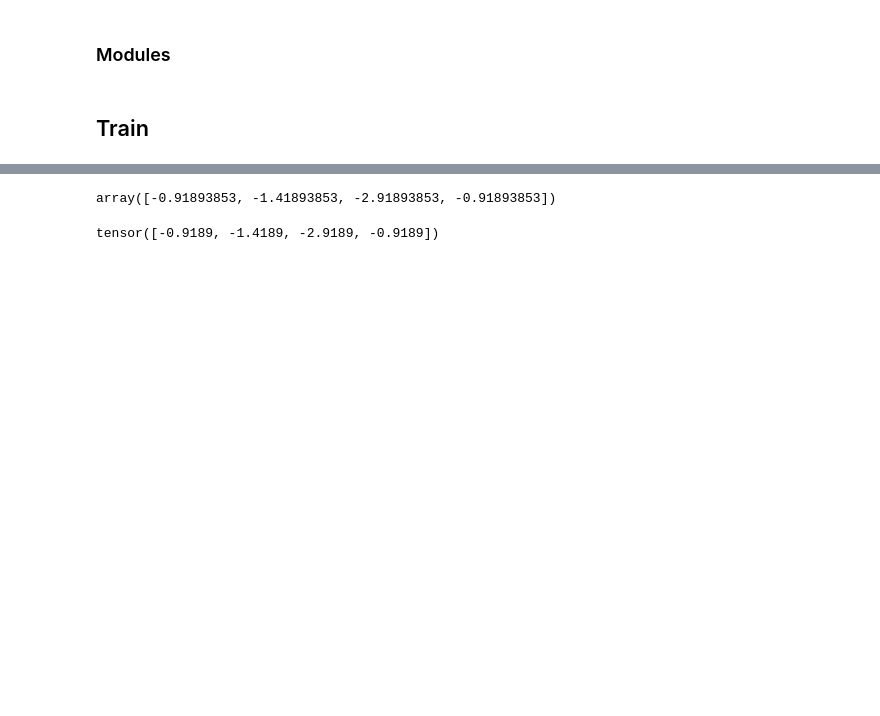
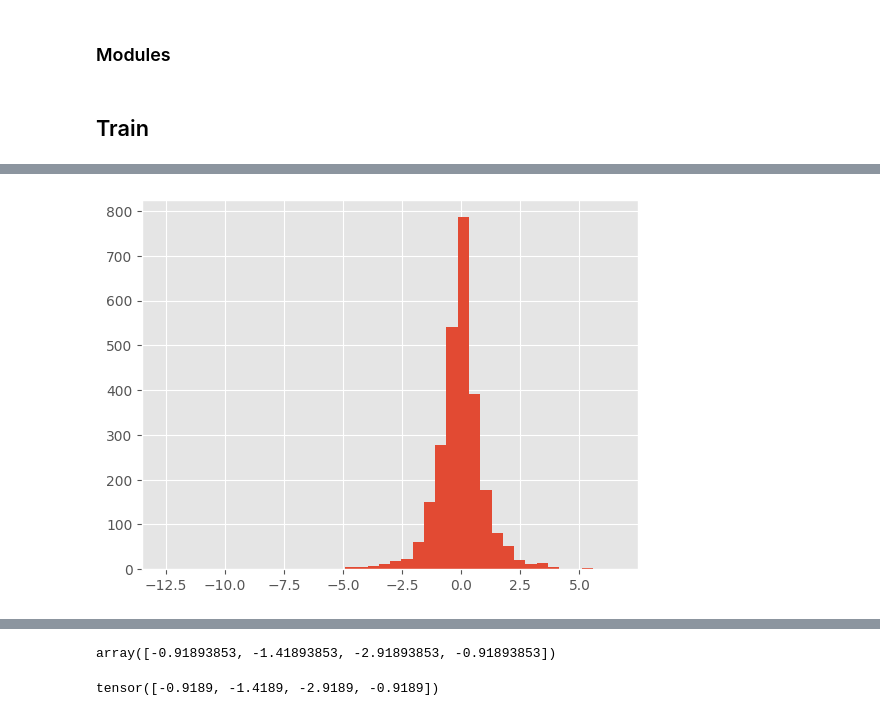
Before and after one commit to kirillzx/JDFlow, a Jupyter notebook: generator_main.ipynb, the cells around one changed output, grey strips where cells are left out. Cells and saved outputs as stored; diff of their text form; code cells hidden in the pictures; blank space fills up the shorter version.

```diff
--- a/generator_main.ipynb
+++ b/generator_main.ipynb
@@ -547,0 +700,20 @@ for _ in epochs:
+# %%
+data_tensor = data_tensor.view(1, -1)
+# %%
+z_dim = 15
+h_dim = len(data_tensor[0])
+data_dim = len(data_tensor[0])
+time_steps = 500
+dt = torch.FloatTensor([1/time_steps])
+
+phi = Phi(z_dim, h_dim, data_dim + 10)
+drift = Drift(h_dim)
+diffusion = Diffusion(h_dim)
+jump = Jump(h_dim)
+f = Operator_F(h_dim, h_dim)
+
+optim_phi = optim.Adam(phi.parameters(), lr=3e-4, betas=(0.9, 0.999), amsgrad=True)
+optim_drift = optim.Adam(drift.parameters(), lr=1e-3, betas=(0.9, 0.999), amsgrad=True)
+optim_diffusion = optim.Adam(diffusion.parameters(), lr=1e-3, betas=(0.9, 0.999), amsgrad=True)
+optim_jump = optim.Adam(jump.parameters(), lr=1e-3, betas=(0.9, 0.999), amsgrad=True)
+optim_f = optim.Adam(f.parameters(), lr=1e-3, betas=(0.9, 0.999), amsgrad=True)
@@ -547,0 +724,7 @@ for _ in epochs:
+# %%
+u = nsde_flow.forward(data_tensor)[0].detach()
+# %%
+plt.hist(u[0], bins=40)
+plt.show()
+# %% [output]
+[figure, added]
```
Also changed, not shown: parts of 37 cells of this notebook.
